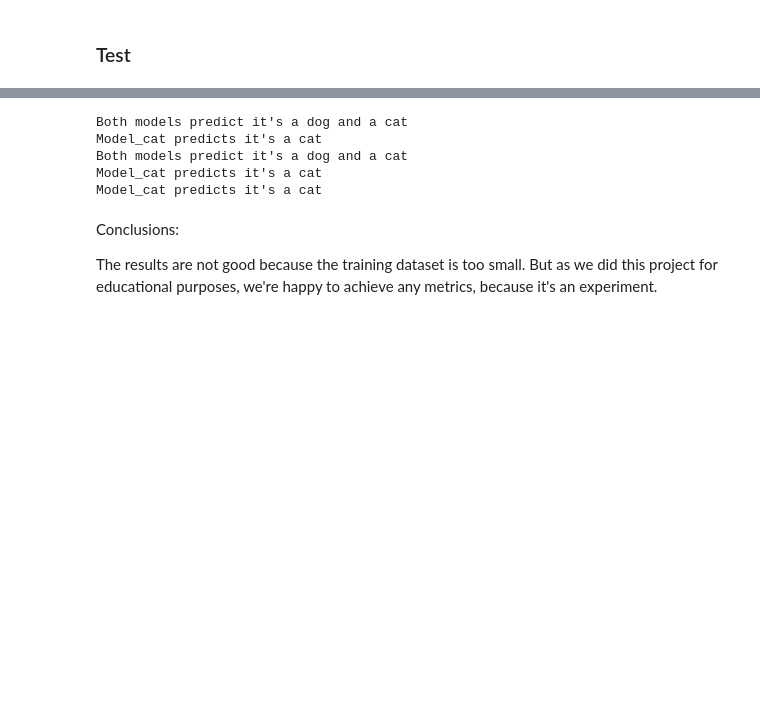
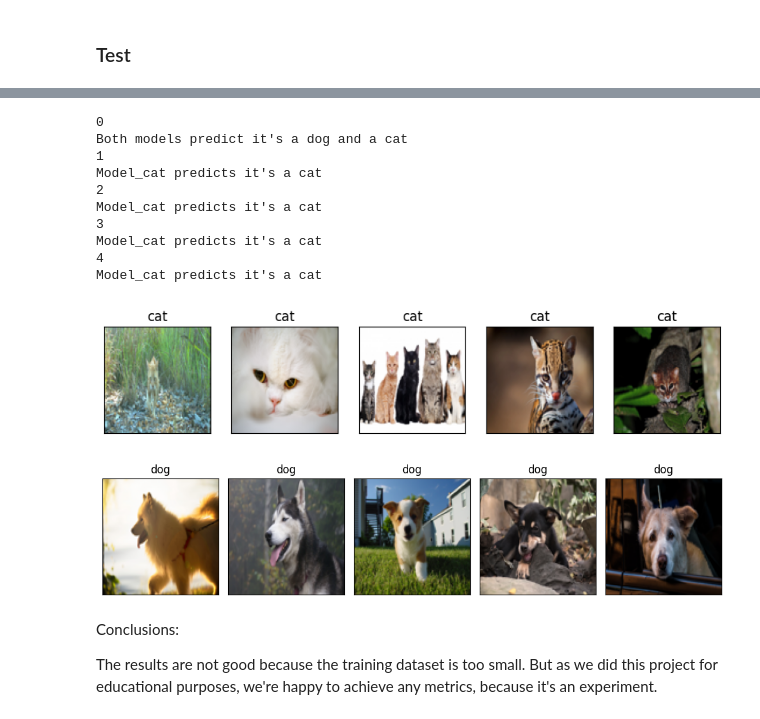
Before and after one commit to Mash-Isa/CV-cats-VS-dogs, a Jupyter notebook: Cats_Dogs_Classification.ipynb, the cells around one changed output, grey strips where cells are left out. Saved outputs shown, nothing was run; the diff lists cells and outputs as text; code cells hidden in the pictures; blank space fills up the shorter version.

```diff
--- a/Cats_Dogs_Classification.ipynb
+++ b/Cats_Dogs_Classification.ipynb
@@ -464,6 +465,7 @@ catdog_model = tf.keras.Model(inputs=input_layer, outputs=catdog_model)
 # %% [markdown]
 ### Test
 # %%
-predictions_cat = catdog_model.predict(X_train_cat[y_train_cat==1][0:5])
+cats = X_train_cat[y_train_cat==1][0:5]
+predictions_cat = catdog_model.predict(cats)
 predictions_cat
 # %% [output]
@@ -490,6 +493,7 @@ for i in range(len(predictions_cat)):
     thr = 0.8
     dog_class = 1 if prediction_dog > thr else 0
     cat_class = 1 if prediction_cat > thr else 0
+    print(i)
     if dog_class == 1 and cat_class == 1:
         print("Both models predict it's a dog and a cat")
     elif dog_class == 1:
@@ -499,11 +503,36 @@ for i in range(len(predictions_cat)):
     else:
         print("Both models predict it's neither a dog nor a cat")
 # %% [output]
+0
 Both models predict it's a dog and a cat
+1
 Model_cat predicts it's a cat
-Both models predict it's a dog and a cat
+2
 Model_cat predicts it's a cat
+3
 Model_cat predicts it's a cat
+4
+Model_cat predicts it's a cat
+# %%
+f, a = plt.subplots(nrows=1, ncols=5,figsize=(10, 6),
+                        subplot_kw={'xticks': [], 'yticks': []})
+
+for i, ax in enumerate(a.flat):
+    ax.imshow(cats[i])
+    ax.set_title('cat')
+
+fd, ad = plt.subplots(nrows=1, ncols=5,figsize=(10, 6),
+                      subplot_kw={'xticks': [], 'yticks': []})
+
+for i, ax in enumerate(ad.flat):
+    ax.imshow(X_train_dog[y_train_dog==1][0:5][i])
+    ax.set_title('dog')
+
+plt.tight_layout()
+plt.show()
+# %% [output]
+[figure, added]
+[figure, added]
 # %% [markdown]
 Conclusions:
 
```
Also changed, not shown: parts of 21 cells of this notebook, 1 other file.
